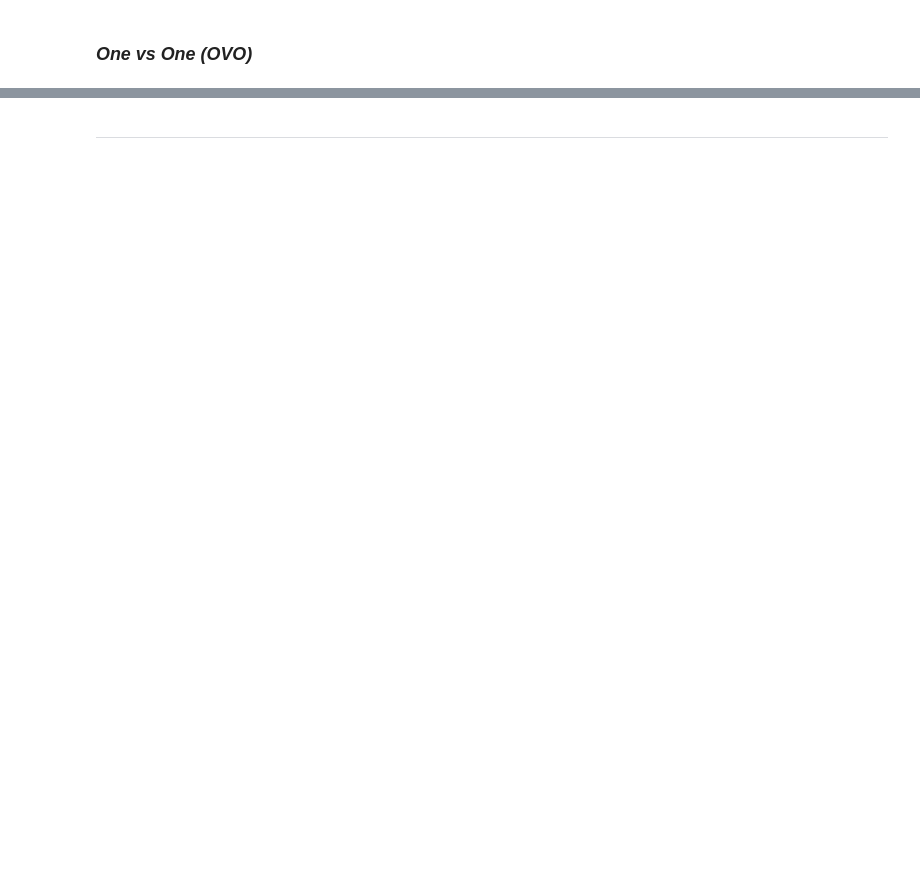
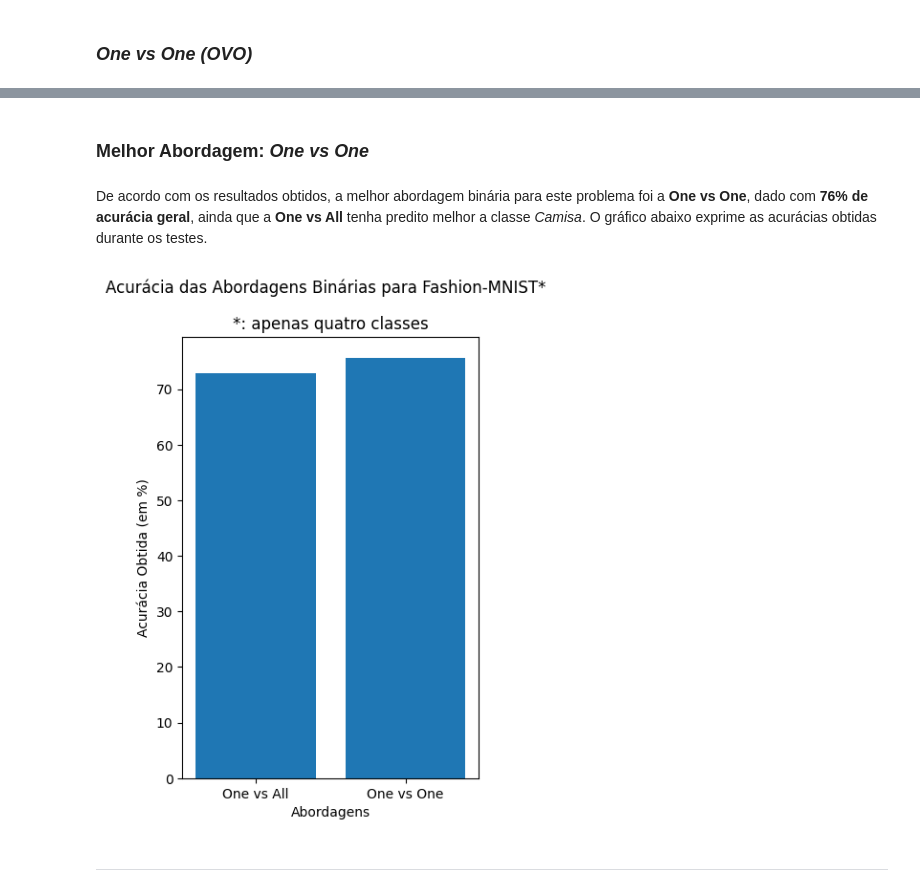
Before and after one commit to davimedio01/data-mining, a Jupyter notebook: 02. 10-10 - Atividade 2 (Classificação)/Atividade_02.ipynb, the cells around one changed output, grey strips where cells are left out. Drawn from its saved outputs; the diff is of its cells as text; code cells hidden in the pictures; blank space fills up the shorter version.

```diff
--- a/02. 10-10 - Atividade 2 (Classificação)/Atividade_02.ipynb
+++ b/02. 10-10 - Atividade 2 (Classificação)/Atividade_02.ipynb
@@ -584,2 +939,25 @@ rand_forest_cm_disp = ConfusionMatrixDisplay.from_predictions(
+# %% [markdown]
+### Melhor Abordagem: **_One vs One_**
+# %% [markdown]
+De acordo com os resultados obtidos, a melhor abordagem binária para este problema foi a **One vs One**, dado com **76% de acurácia geral**, ainda que a **One vs All** tenha predito melhor a classe _Camisa_. O gráfico abaixo exprime as acurácias obtidas durante os testes.
+# %%
+# Criando o gráfico de comparativo de acurácia entre abordagens binárias
+acc_names_fig = np.array(["One vs All", "One vs One"])
+acc_values_fig = np.array(
+    [
+        ovr_accuracy * 100,
+        ovo_accuracy * 100,
+    ]
+)
+
+plt.figure(figsize=(4, 6))
+plt.bar(acc_names_fig, acc_values_fig)
+plt.suptitle("Acurácia das Abordagens Binárias para Fashion-MNIST*")
+plt.title("*: apenas quatro classes")
+plt.xlabel("Abordagens")
+plt.ylabel("Acurácia Obtida (em %)")
+plt.show()
+# %% [output]
+[figure, added]
 # %% [markdown]
 ---
```
Also changed, not shown: parts of 44 cells of this notebook, 1 other file.
